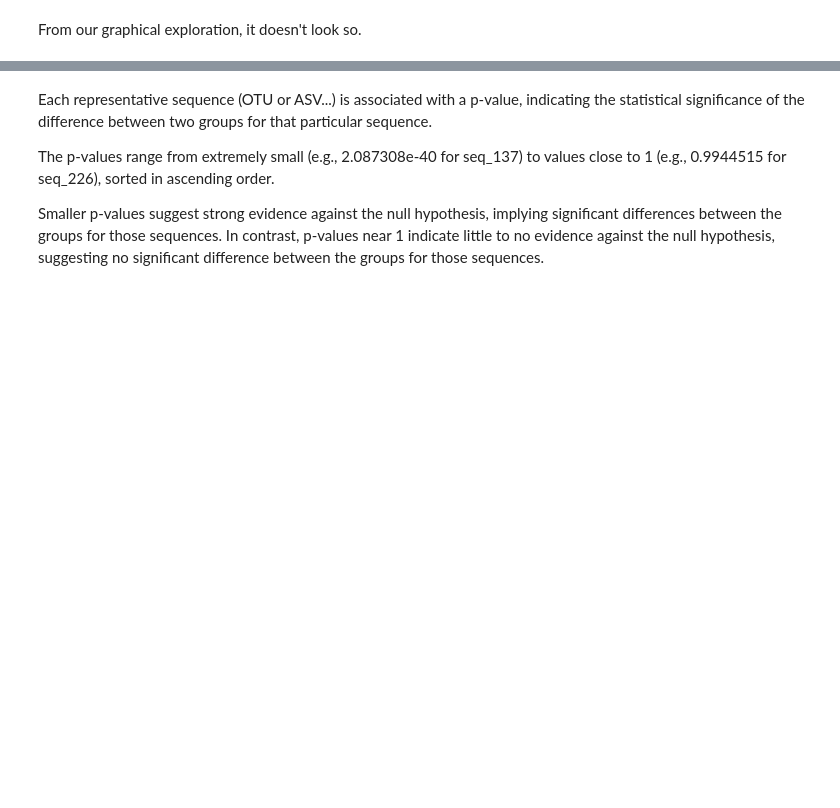
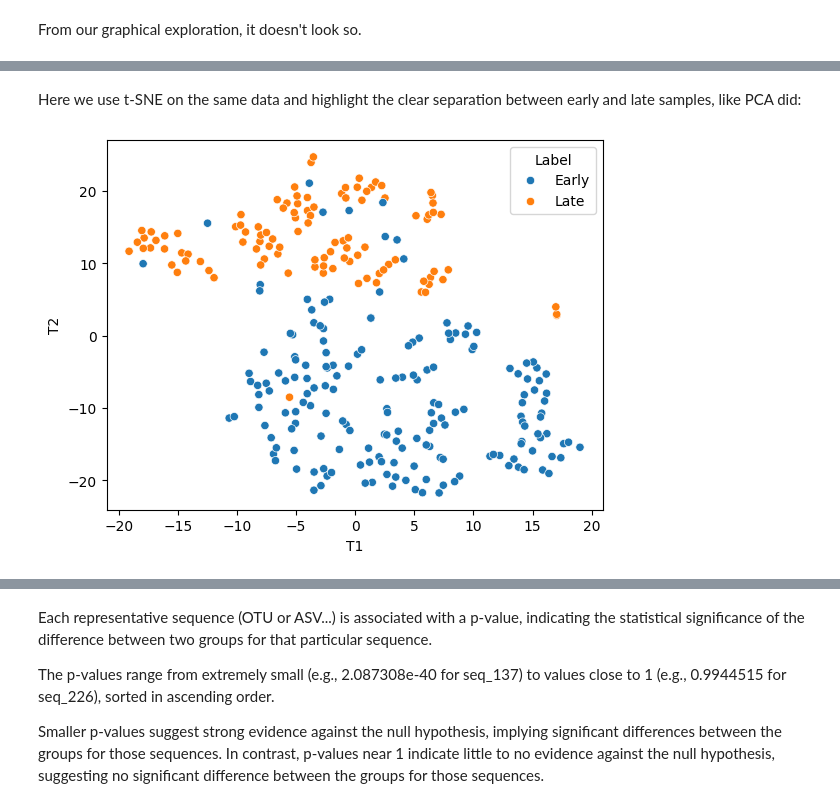
Before and after one commit to quadram-institute-bioscience/datasciencegroup, a Jupyter notebook: 4_machine_learning/Prediction-notes.ipynb, the cells around one changed output, grey strips where cells are left out. Cells and saved outputs as stored; diff of their text form; code cells hidden in the pictures; blank space fills up the shorter version.

```diff
--- a/4_machine_learning/Prediction-notes.ipynb
+++ b/4_machine_learning/Prediction-notes.ipynb
@@ -173,0 +236,8 @@ From our graphical exploration, it doesn't look so.
+# %% [markdown]
+Here we use t-SNE on the same data and highlight the clear separation between early and late samples, like PCA did:
+# %%
+tsne_df = pandas.DataFrame(TSNE(n_components=2).fit_transform(log_transposed_otu_df), index=log_transposed_otu_df.index, columns=['T1', 'T2'])
+tsne_df = pandas.concat([tsne_df, sample_df], axis=1)
+seaborn.scatterplot(tsne_df, x='T1', y='T2', hue='Label');
+# %% [output]
+[figure, added]
```
Also changed, not shown: parts of 86 cells of this notebook, 3 other files.
